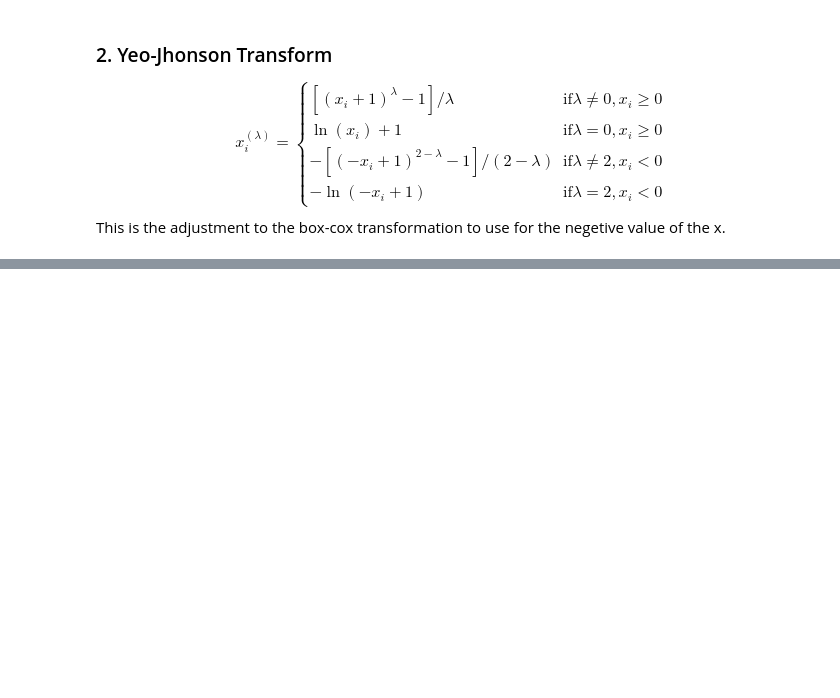
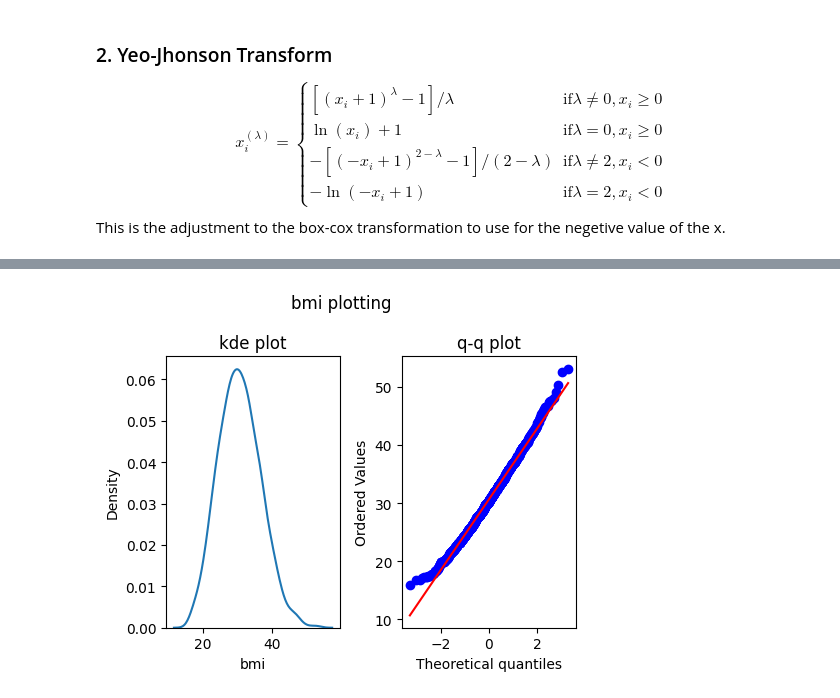
Before and after one commit to khanalasmit/machinelearning, a Jupyter notebook: powertranformer.ipynb, the cells around one changed output, grey strips where cells are left out. Cells and saved outputs as stored; diff of their text form; code cells hidden in the pictures; blank space fills up the shorter version.

```diff
--- a/powertranformer.ipynb
+++ b/powertranformer.ipynb
@@ -41,0 +90,4 @@ from sklearn.preprocessing import PowerTransformer
+# %%
+plotter('bmi')
+# %% [output]
+[figure, added]
```
Also changed, not shown: parts of 10 cells of this notebook, 1 other file.
